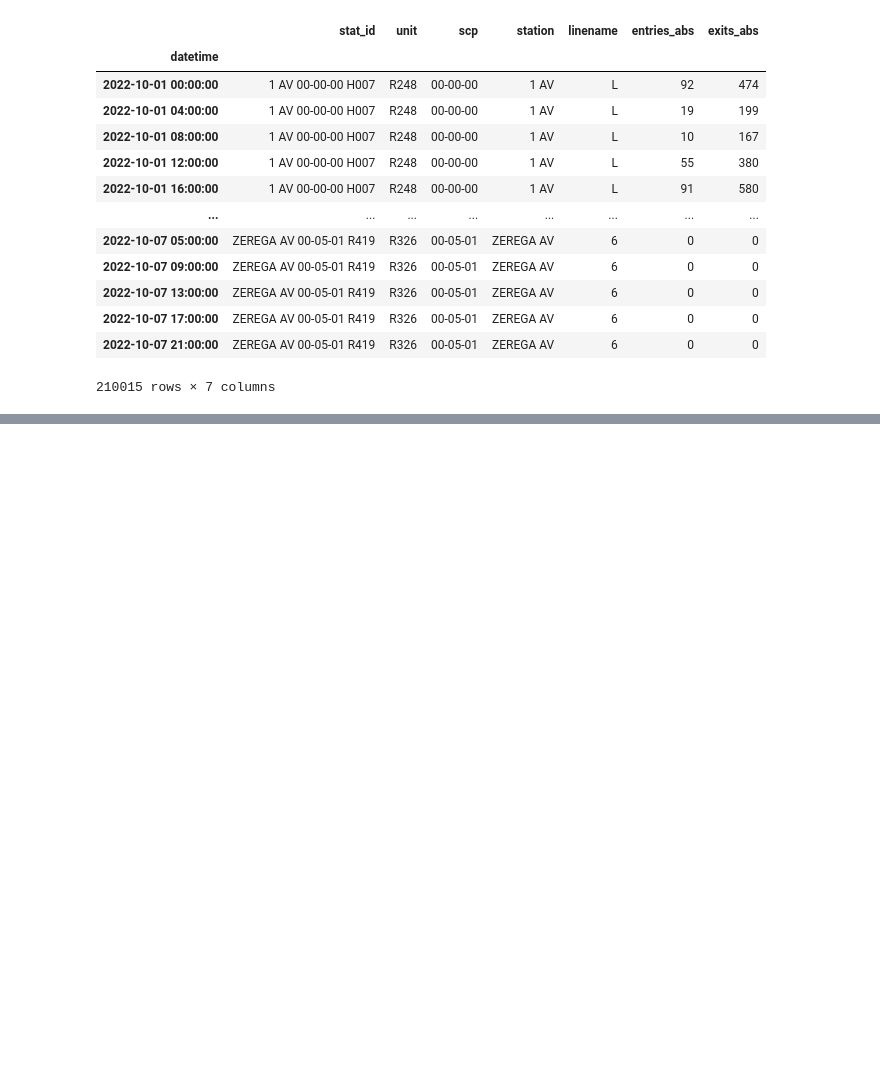
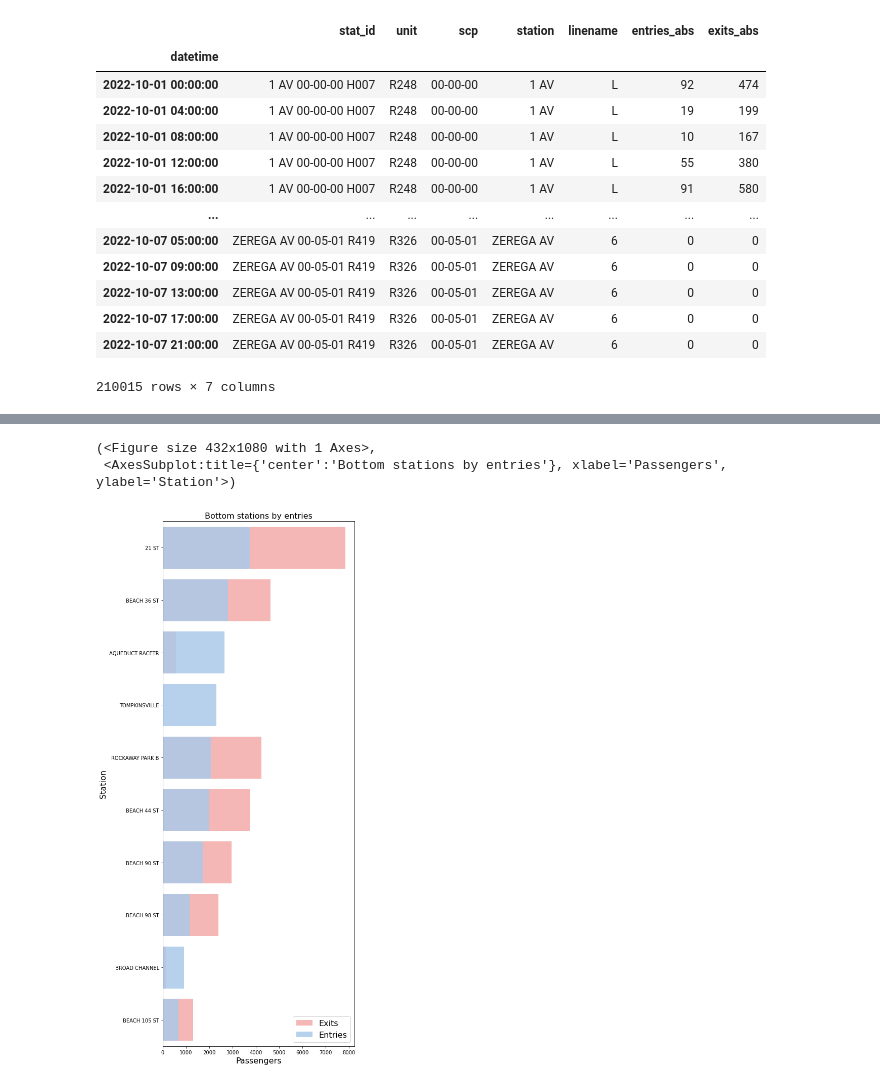
Before and after one commit to lmarett8/nyc_subway_traffic, a Jupyter notebook: notebooks/02_Gleb_EDA.ipynb, the cells around one changed output, grey strips where cells are left out. Cells and saved outputs as stored; diff of their text form; code cells hidden in the pictures; blank space fills up the shorter version.

```diff
--- a/notebooks/02_Gleb_EDA.ipynb
+++ b/notebooks/02_Gleb_EDA.ipynb
@@ -45 +57,8 @@ df.groupby(["station","scp"]).agg("sum").sort_values(by="entries_abs",ascending=
+# %%
+entries_bottom=df.groupby("station").agg("sum").sort_values(by="entries_abs",ascending=False).tail(10)
+plot_eda(entries_bottom,"Bottom stations by entries","entries_bottom")
+# %% [output]
+(<Figure size 432x1080 with 1 Axes>,
+ <AxesSubplot:title={'center':'Bottom stations by entries'}, xlabel='Passengers', ylabel='Station'>)
+[figure, added]
 # %%
```
Also changed, not shown: parts of 19 cells of this notebook, 9 other files.
